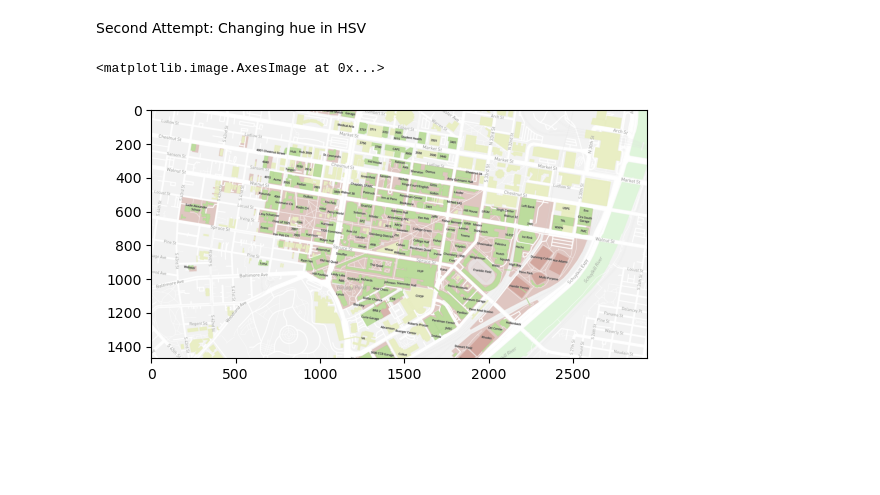
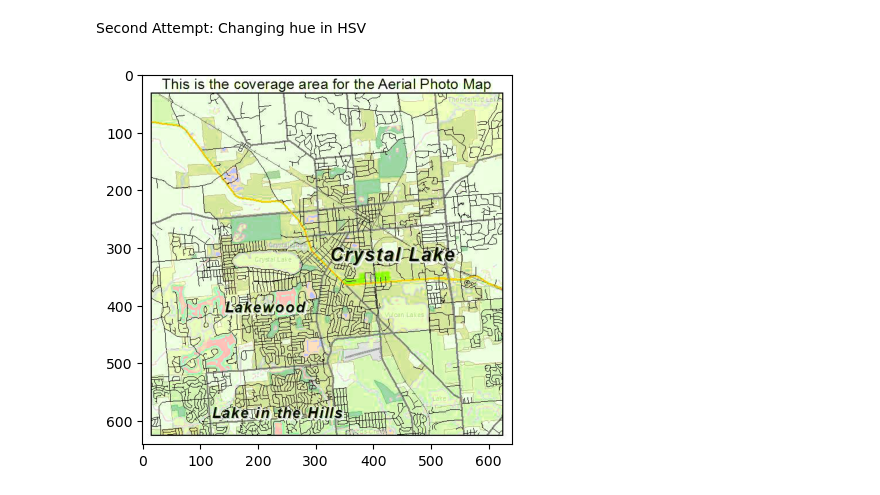
Before and after one commit to trinif/mike-wazow-see, a Jupyter notebook: test.ipynb, the cells around one changed output. Drawn from its saved outputs; the diff is of its cells as text; code cells hidden in the pictures; blank space fills up the shorter version.

Commit message:
rgb and hsv swapping iterations

```diff
--- a/test.ipynb
+++ b/test.ipynb
@@ -50,25 +74,38 @@ plt.imshow(img_rgb)
 # %% [markdown]
 Second Attempt: Changing hue in HSV
 # %%
-# convert the image from rgb space to hsv space
-img_hsv = cv2.cvtColor(img, cv2.COLOR_RGB2HSV)
+def hsv_swap(img, img_name):
+    folder_path = "output/iteration_2_hsv_swap/"
+    # convert the image from rgb space to hsv space
+    img_hsv = cv2.cvtColor(img, cv2.COLOR_RGB2HSV)
 
-# extract the hue channel from the hsv image
-hue = img_hsv[:,:,0]
+    # extract the hue channel from the hsv image
+    hue = img_hsv[:,:,0]
 
-# decrement the hue values by 20
-hue = hue - 60
+    # decrement the hue values by 20
+    hue = hue - 60
 
-# if pixel values become < 180, add 180
-cond = hue[:, :] < 0
-hue[cond] = hue[cond] + 180
+    # if pixel values become < 180, add 180
+    cond = hue[:, :] < 0
+    hue[cond] = hue[cond] + 180
 
-# assign the modified hue channel to hsv image
-img_hsv[:,:,0] = hue
+    # assign the modified hue channel to hsv image
+    img_hsv[:,:,0] = hue
 
-im = cv2.cvtColor(img_hsv, cv2.COLOR_HSV2RGB)
+    im = cv2.cvtColor(img_hsv, cv2.COLOR_HSV2RGB)
 
-plt.imshow(im)
+    plt.imshow(im)
+
+    output_img = Image.fromarray(im)
+    output_img.save(os.path.join(folder_path, img_name))
-# %% [output]
-<matplotlib.image.AxesImage at 0x...>
-[figure, removed]
+# %%
+# Save images to a folder
+hsv_swap(img_penn, 'penn_map.png')
+
+hsv_swap(img_septa, 'septa_map.png')
+
+hsv_swap(img_nyc, 'nyc_map.png')
+
+hsv_swap(img_crystal_lake, 'crystal_lake_il_map.png')
+# %% [output]
+[figure, added]
```
Also changed, not shown: parts of 5 cells of this notebook, 9 other files.
